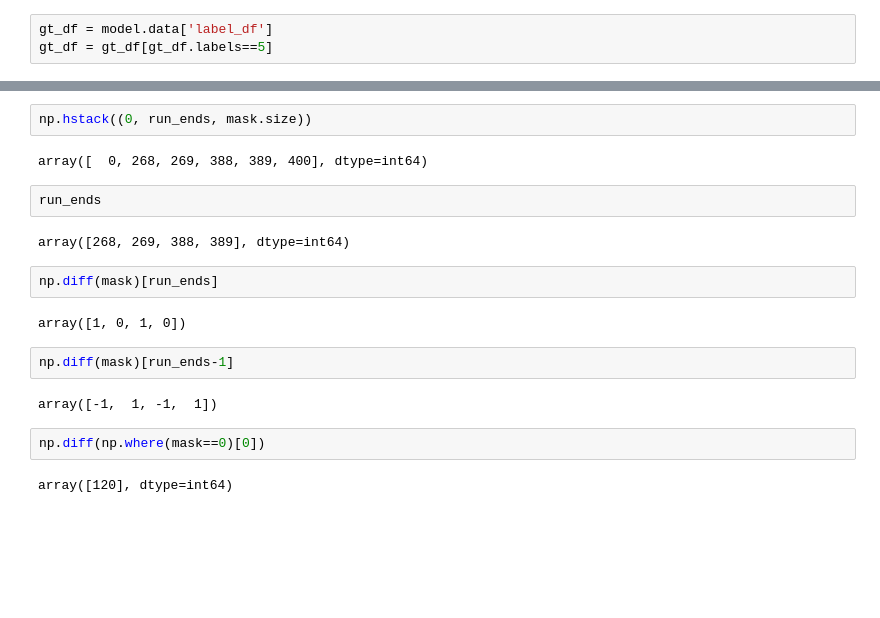
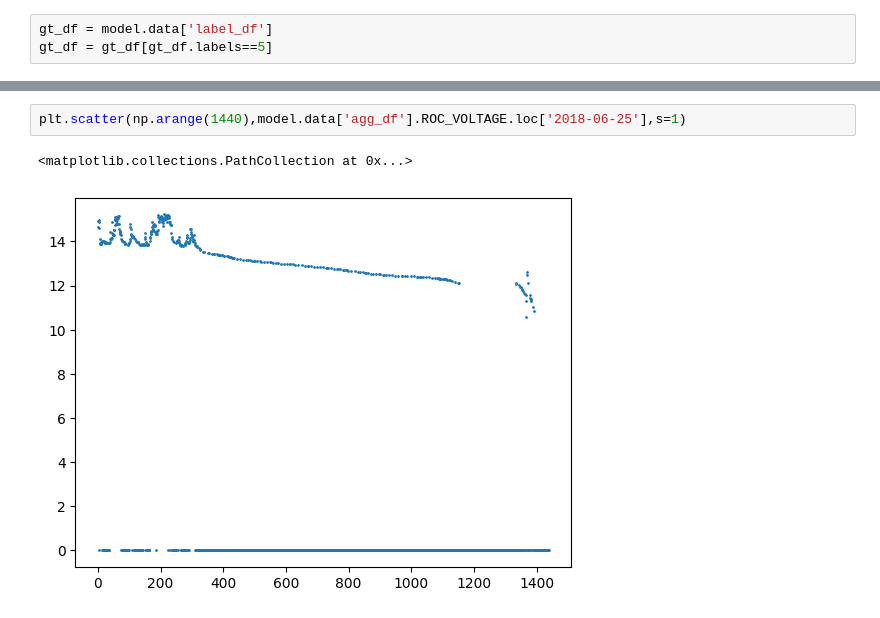
Before and after one commit to HarryLe95/Consilium_ROC_HOANG, a Jupyter notebook: app/BayesianLabel_Example copy.ipynb, the cells around one changed output, grey strips where cells are left out. Drawn from its saved outputs; the diff is of its cells as text; blank space fills up the shorter version.

```diff
--- a/app/BayesianLabel_Example copy.ipynb
+++ b/app/BayesianLabel_Example copy.ipynb
@@ -219,20 +116,5 @@ np.diff(np.hstack((0, run_ends, mask.size))).max()
-# %%
-np.hstack((0, run_ends, mask.size))
-# %% [output]
-array([  0, 268, 269, 388, 389, 400], dtype=int64)
-# %%
-run_ends
-# %% [output]
-array([268, 269, 388, 389], dtype=int64)
-# %%
-np.diff(mask)[run_ends]
-# %% [output]
-array([1, 0, 1, 0])
-# %%
-np.diff(mask)[run_ends-1]
-# %% [output]
-array([-1,  1, -1,  1])
-# %%
-np.diff(np.where(mask==0)[0])
-# %% [output]
-array([120], dtype=int64)
+# %%
+plt.scatter(np.arange(1440),model.data['agg_df'].ROC_VOLTAGE.loc['2018-06-25'],s=1)
+# %% [output]
+<matplotlib.collections.PathCollection at 0x...>
+[figure, added]
```
Also changed, not shown: parts of 12 cells of this notebook, 1 other file.
